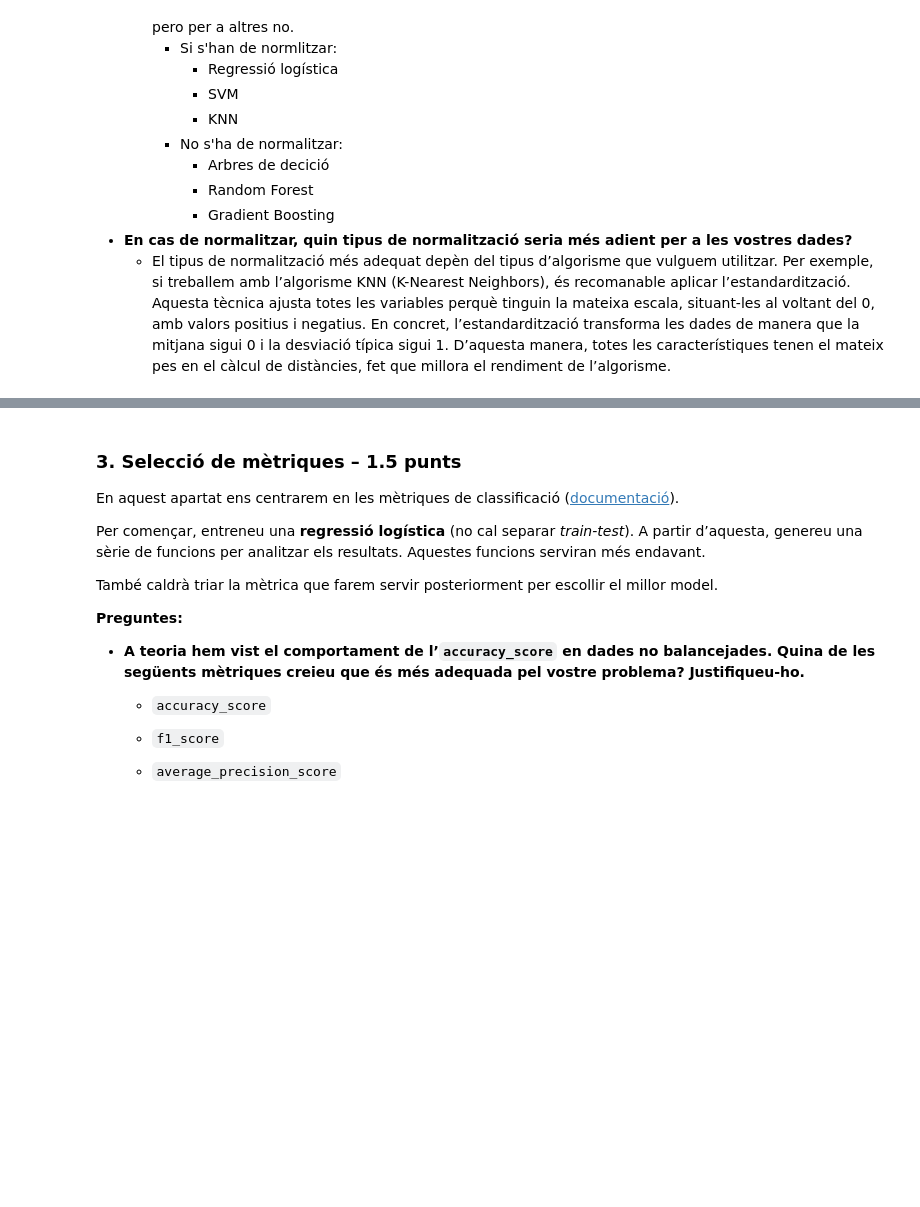
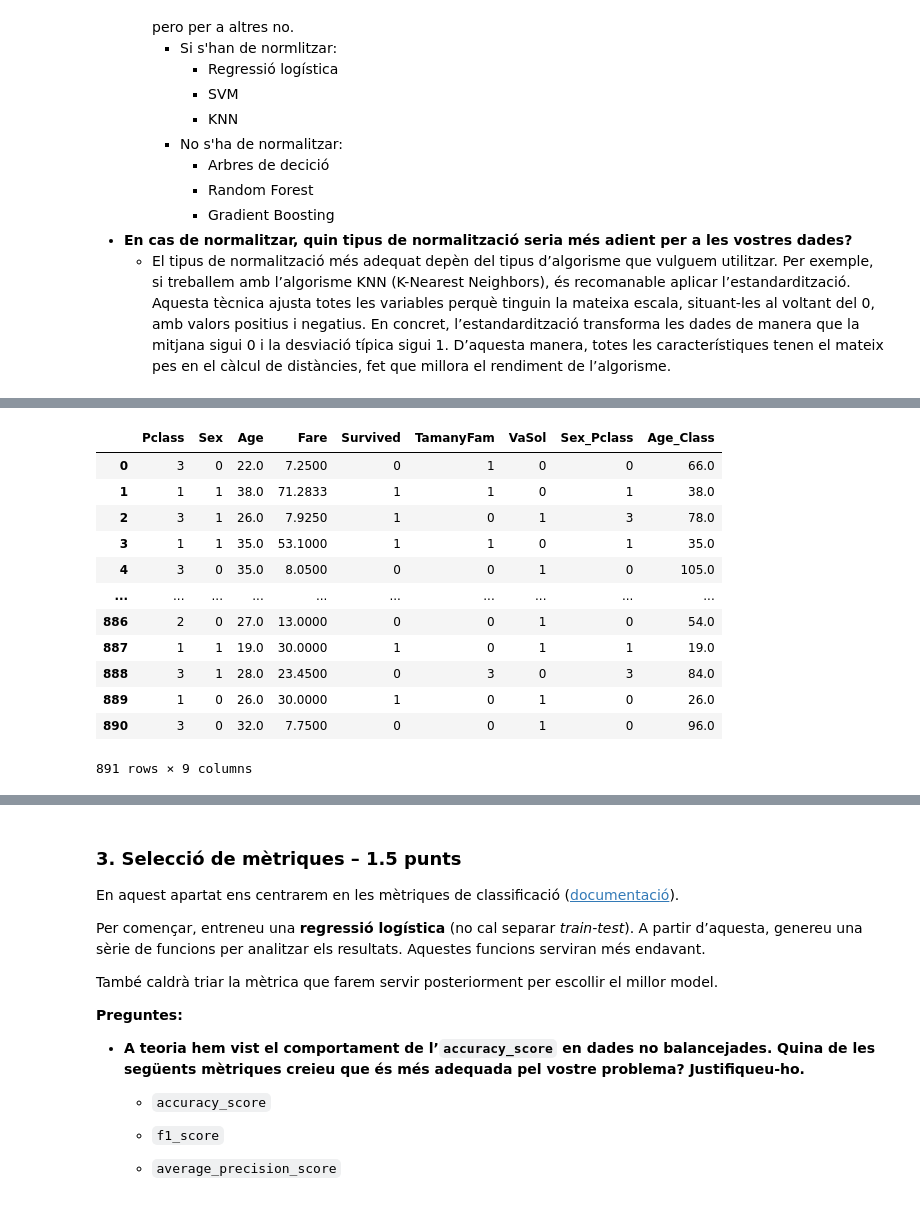
Before and after one commit to martiserraprat/Serra_Berni_Compu, a Jupyter notebook: Practica_1/APC_Practica_1_2025.ipynb, the cells around one changed output, grey strips where cells are left out. Drawn from its saved outputs; the diff is of its cells as text; code cells hidden in the pictures; blank space fills up the shorter version.

```diff
--- a/Practica_1/APC_Practica_1_2025.ipynb
+++ b/Practica_1/APC_Practica_1_2025.ipynb
@@ -297,0 +528,33 @@ Consulteu la [documentació de *scikit-learn* sobre preprocessament](https://sci
+# %%
+#dataset Reduit als 4 Atributs i Sex comebrtit a binari (male=0, female=1) pero amb les PolynomialFeatures mencionades
+df = pd.read_csv('train.csv')
+
+df_features = df[['Pclass', 'Sex', 'Age', 'Fare', 'SibSp', 'Parch', 'Survived']].copy()
+
+age_median = df_features['Age'].median()
+df_features['Age'] = df_features['Age'].fillna(age_median)
+
+df_features['Sex'] = df_features['Sex'].map({'male': 0, 'female': 1})
+
+df_features['TamanyFam'] = df_features['SibSp'] + df_features['Parch']
+df_features['VaSol'] = (df_features['TamanyFam'] == 0).astype(int)
+df_features['Sex_Pclass'] = df_features['Sex'] * df_features['Pclass']
+df_features['Age_Class'] = df_features['Age'] * df_features['Pclass']
+
+df_features = df_features.drop(['SibSp', 'Parch'], axis=1)
+
+df_features
+# %% [output]
+|  | Pclass | Sex | Age | Fare | Survived | TamanyFam | VaSol | Sex_Pclass | Age_Class |
+| 0 | 3 | 0 | 22.0 | 7.2500 | 0 | 1 | 0 | 0 | 66.0 |
+| 1 | 1 | 1 | 38.0 | 71.2833 | 1 | 1 | 0 | 1 | 38.0 |
+| 2 | 3 | 1 | 26.0 | 7.9250 | 1 | 0 | 1 | 3 | 78.0 |
+| 3 | 1 | 1 | 35.0 | 53.1000 | 1 | 1 | 0 | 1 | 35.0 |
+| 4 | 3 | 0 | 35.0 | 8.0500 | 0 | 0 | 1 | 0 | 105.0 |
+| ... | ... | ... | ... | ... | ... | ... | ... | ... | ... |
+| 886 | 2 | 0 | 27.0 | 13.0000 | 0 | 0 | 1 | 0 | 54.0 |
+| 887 | 1 | 1 | 19.0 | 30.0000 | 1 | 0 | 1 | 1 | 19.0 |
+| 888 | 3 | 1 | 28.0 | 23.4500 | 0 | 3 | 0 | 3 | 84.0 |
+| 889 | 1 | 0 | 26.0 | 30.0000 | 1 | 0 | 1 | 0 | 26.0 |
+| 890 | 3 | 0 | 32.0 | 7.7500 | 0 | 0 | 1 | 0 | 96.0 |
+891 rows × 9 columns
```
Also changed, not shown: parts of 11 cells of this notebook.
